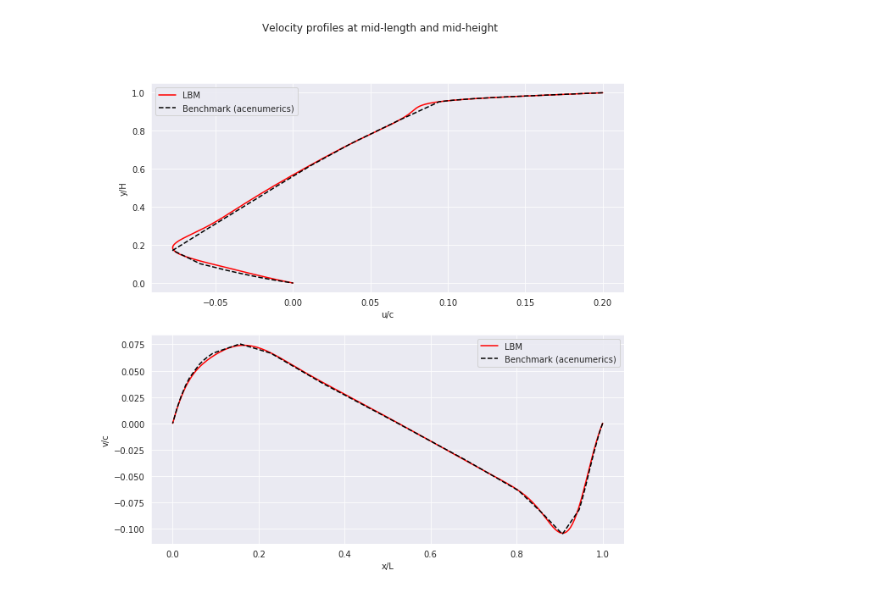
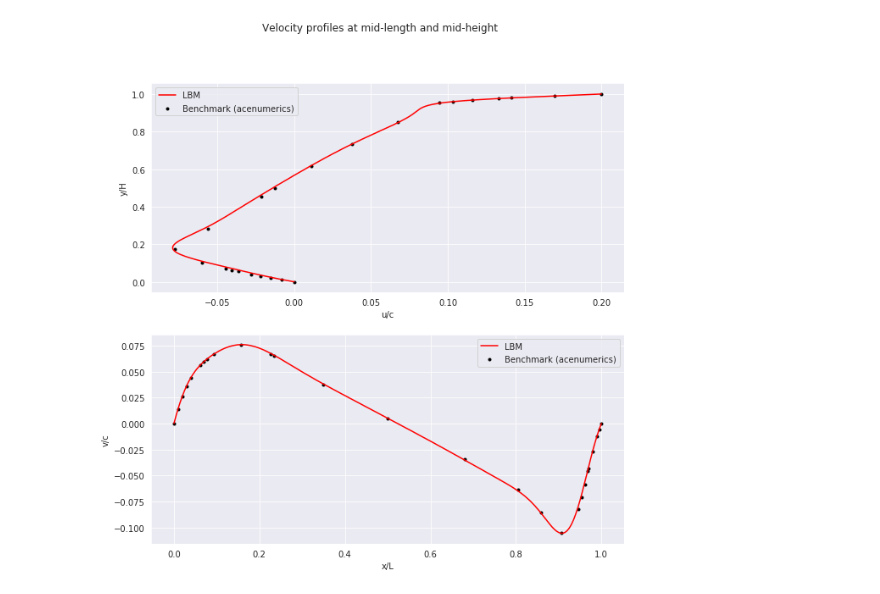
Before and after one commit to Kalyan0821/Lattice-Boltzmann-Method, a Jupyter notebook: Lid Driven Cavity/plots.ipynb, the cells around one changed output. Cells and saved outputs as stored; diff of their text form; code cells hidden in the pictures.

```diff
--- a/Lid Driven Cavity/plots.ipynb
+++ b/Lid Driven Cavity/plots.ipynb
@@ -51,39 +51,44 @@ import pandas as pd
 vertical = pd.read_csv("./Benchmarks/vertical_benchmark.csv")
 horizontal = pd.read_csv("./Benchmarks/horizontal_benchmark.csv")
 # %%
-x_bm = vertical["x"]
-v_bm = vertical["y = 0.5"]
+xb = vertical["x"]
+vb_0 = vertical["y = 0.1"]
+vb_m = vertical["y = 0.5"]
+vb_1 = vertical["y = 0.9"]
 
-y_bm = horizontal["y"]
-u_bm = horizontal["x = 0.5"]
+yb = horizontal["y"]
+ub_0 = horizontal["x = 0.1"]
+ub_m = horizontal["x = 0.5"]
+ub_1 = horizontal["x = 0.9"]
 # %%
 u_m = []
 for j in range(ny):
     u_m.append(u[nx//2, j])
 
 v_m = []
 for i in range(nx):
     v_m.append(v[i, ny//2])
 
 Ul = max(u_m)
 
 plt.figure(figsize=(10, 10))
 plt.suptitle("Velocity profiles at mid-length and mid-height")
 
 plt.subplot(211)
 plt.plot(u_m, y, color='r')
-plt.plot(Ul*u_bm, y_bm, "k--")
+plt.scatter(Ul*ub_m, yb, marker='.', color='k')
 plt.xlabel("u/c")
 plt.ylabel("y/H")
 plt.legend(["LBM", "Benchmark (acenumerics)"])
 
 plt.subplot(212)
 plt.plot(x, v_m, color='r')
-plt.plot(x_bm, Ul*v_bm, 'k--')
+# plt.plot(x_bm, Ul*v_bm, 'k--')
+plt.scatter(xb, Ul*vb_m, marker='.', color='k')
 plt.xlabel("x/L")
 plt.ylabel("v/c")
 plt.legend(["LBM", "Benchmark (acenumerics)"])
 
 plt.show()
 # %% [output]
-[figure, old version]
+[figure, new version]
```
Also changed, not shown: parts of 5 cells of this notebook, 21 other files.
